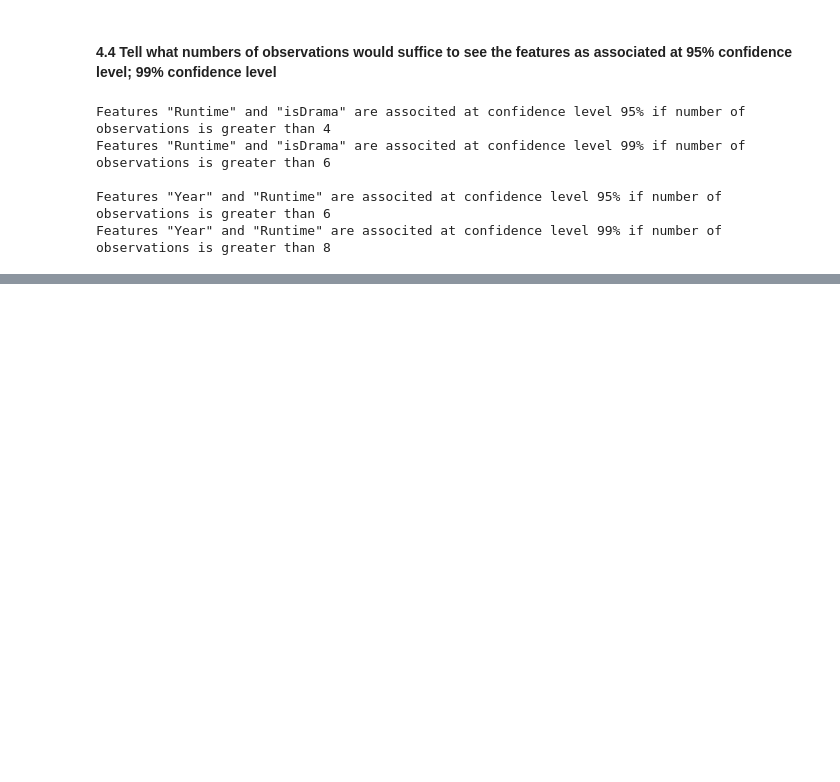
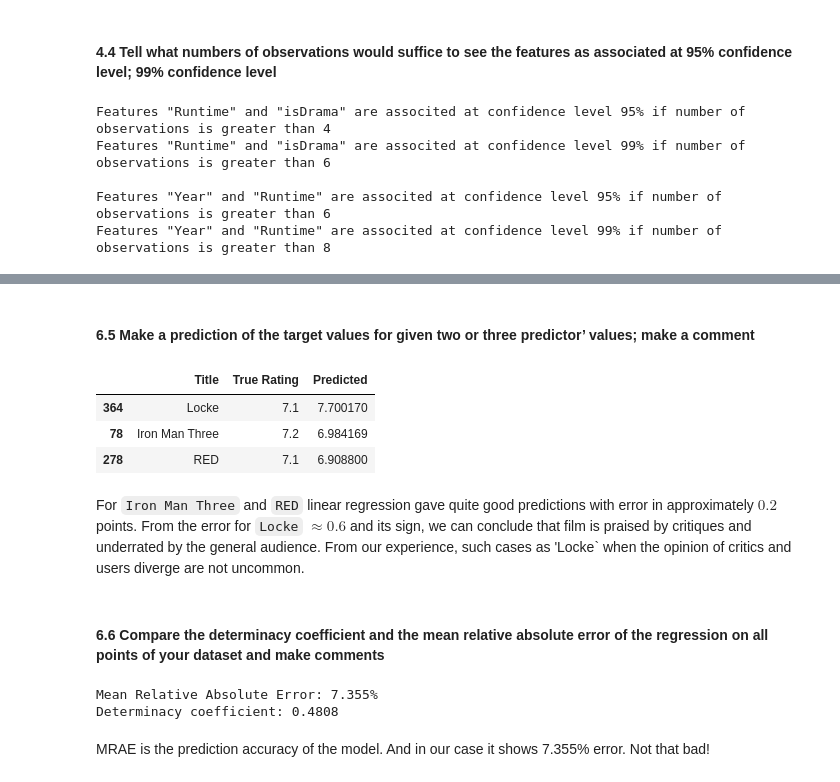
Before and after one commit to constantine7cd/mmda_imdb, a Jupyter notebook: hw.ipynb, the cells around one changed output, grey strips where cells are left out. Cells and saved outputs as stored; diff of their text form; code cells hidden in the pictures; blank space fills up the shorter version.

```diff
--- a/hw.ipynb
+++ b/hw.ipynb
@@ -475,0 +515,37 @@ Features "Year" and "Runtime" are associted at confidence level 99% if number of
+# %% [markdown]
+#### 6.5 Make a prediction of the target values for given two or three predictor’ values; make a comment
+# %%
+k = 3
+
+predictions = pd.DataFrame()
+
+np.random.seed(42)
+indices = np.random.choice(len(x), k, replace=False)
+
+predictions['Title'] = imdb_data['Title'][indices]
+predictions['True Rating'] = y[indices]
+predictions['Predicted'] =  model.predict(x[indices].reshape(-1, 1))
+
+predictions
+# %% [output]
+|  | Title | True Rating | Predicted |
+| 364 | Locke | 7.1 | 7.700170 |
+| 78 | Iron Man Three | 7.2 | 6.984169 |
+| 278 | RED | 7.1 | 6.908800 |
+# %% [markdown]
+For `Iron Man Three` and `RED` linear regression gave quite good predictions with error in approximately $0.2$ points. From the error for `Locke`  $\approx 0.6$ and its sign, we can conclude that film is praised by critiques and underrated by the general audience. From our experience, such cases as 'Locke` when the opinion of critics and users diverge are not uncommon.
+# %% [markdown]
+#### 6.6 Compare the determinacy coefficient and the mean relative absolute error of the regression on all points of your dataset and make comments
+# %%
+from sklearn.metrics import mean_absolute_error
+
+y_pred = model.predict(x.reshape(-1, 1))
+mrae = 100*np.mean(np.absolute(np.divide(y - y_pred, y)))
+
+print(f'Mean Relative Absolute Error: {mrae:.4}%')
+print(f'Determinacy coefficient: {r**2:.4}')
+# %% [output]
+Mean Relative Absolute Error: 7.355%
+Determinacy coefficient: 0.4808
+# %% [markdown]
+MRAE is the prediction accuracy of the model. And in our case it shows 7.355% error. Not that bad!
```
Also changed, not shown: parts of 20 cells of this notebook.
